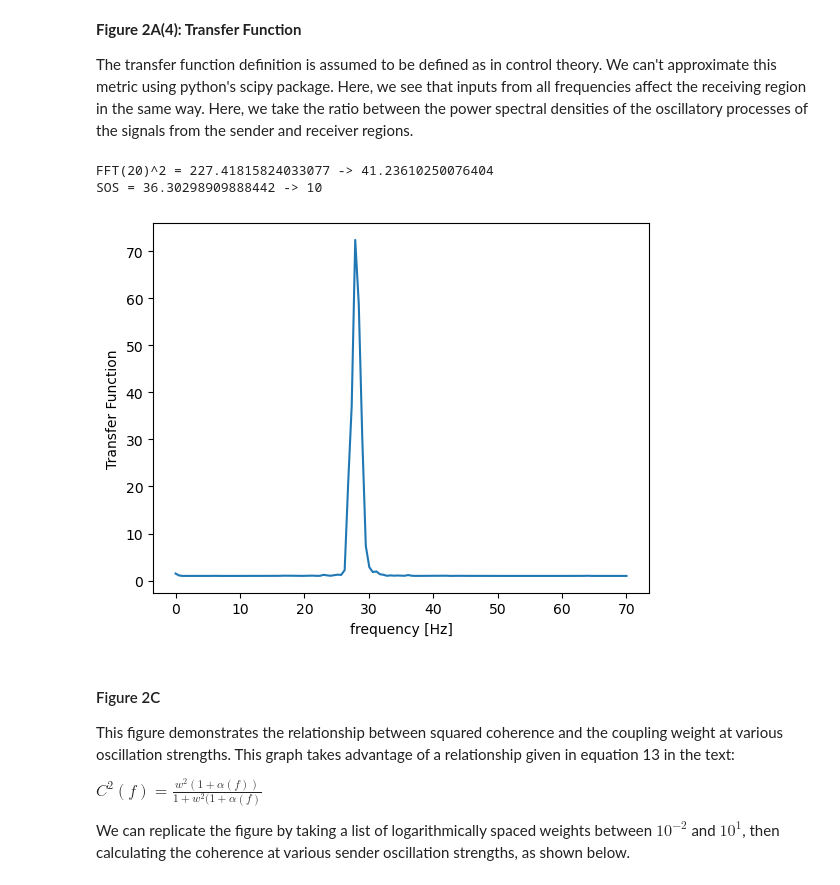
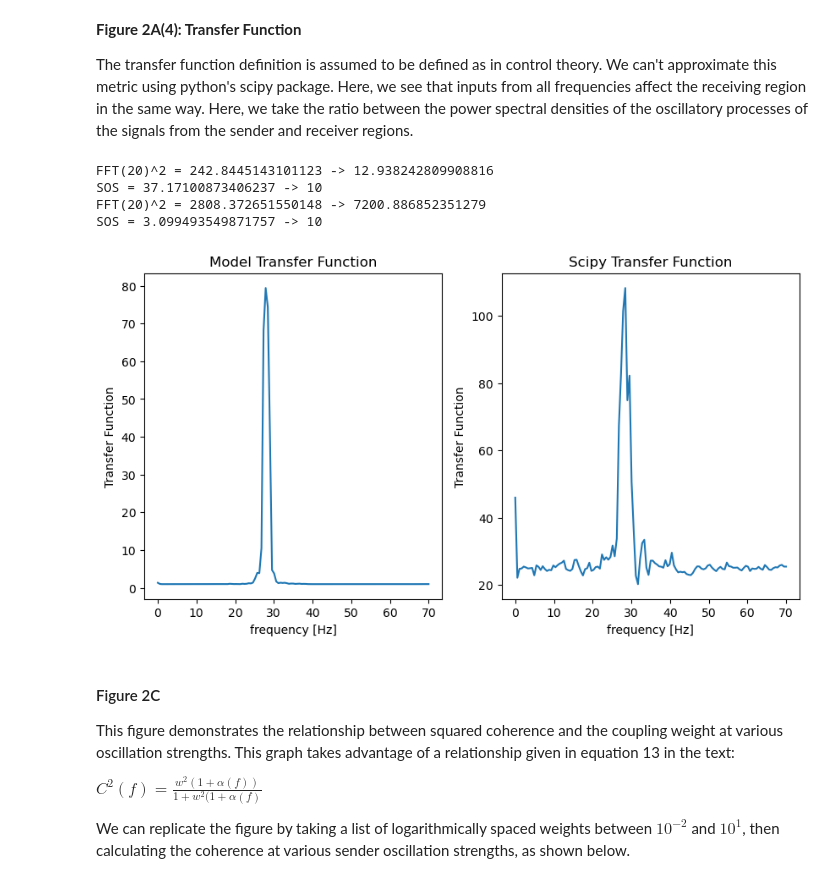
Before and after one commit to cyneuro/neuro_communication, a Jupyter notebook: Vinck2021_SSM_tutorial.ipynb, the cells around one changed output. Saved outputs shown, nothing was run; the diff lists cells and outputs as text; code cells hidden in the pictures.

```diff
--- a/Vinck2021_SSM_tutorial.ipynb
+++ b/Vinck2021_SSM_tutorial.ipynb
@@ -183,7 +183,7 @@ def generate_sender_receiver(tstop, sampling_rate, SOS, freq_SOS, w, random_stat
 
     # Total receiver ( + scale its noise)
     n2 = generate_noise_process(tstop * sampling_rate, random_state)
-    z2 = 0.1 * n2 + w * z1
+    z2 = w * z1 + 0.1 * n1_adjusted
 
     return z1, z2, n1, n1_adjusted, alpha, freqs
 # %%
@@ -379,18 +378,28 @@ The transfer function definition is assumed to be defined as in control theory.
 # %%
 
 f_z1, psd_z1, f_z2, psd_z2 = generate_sender_receiver_psd(TSTOP, SAMPLING_RATE, SOS, 20, W, random_state)
-
 transfer = psd_z1 / psd_z2
 
-fig, ax = plt.subplots()
-ax.plot(f_z1, transfer)
-ax.set_xlabel('frequency [Hz]')
-ax.set_ylabel('Transfer Function')
+f_z1_scipy, psd_z1_scipy, f_z2_scipy, psd_z2_scipy = generate_sender_receiver_scipy_psd(TSTOP, SAMPLING_RATE, SOS, 20, W, random_state)
+transfer_scipy = psd_z1_scipy / psd_z2_scipy
+
+fig, ax = plt.subplots(nrows=1, ncols=2, figsize=(10,5))
+ax[0].plot(f_z1, transfer)
+ax[0].set_xlabel('frequency [Hz]')
+ax[0].set_ylabel('Transfer Function')
+ax[0].set_title('Model Transfer Function')
+
+ax[1].plot(f_z1_scipy, transfer_scipy)
+ax[1].set_xlabel('frequency [Hz]')
+ax[1].set_ylabel('Transfer Function')
+ax[1].set_title('Scipy Transfer Function')
 plt.show()
 # %% [output]
-FFT(20)^2 = 227.41815824033077 -> 41.23610250076404
-SOS = 36.30298909888442 -> 10
+FFT(20)^2 = 242.8445143101123 -> 12.938242809908816
+SOS = 37.17100873406237 -> 10
+FFT(20)^2 = 2808.372651550148 -> 7200.886852351279
+SOS = 3.099493549871757 -> 10
-[figure, old version]
+[figure, new version]
 # %% [markdown]
 #### Figure 2C
 This figure demonstrates the relationship between squared coherence and the coupling weight at various oscillation strengths. This graph takes advantage of a relationship given in equation 13 in the text:
```
Also changed, not shown: parts of 3 cells of this notebook.
